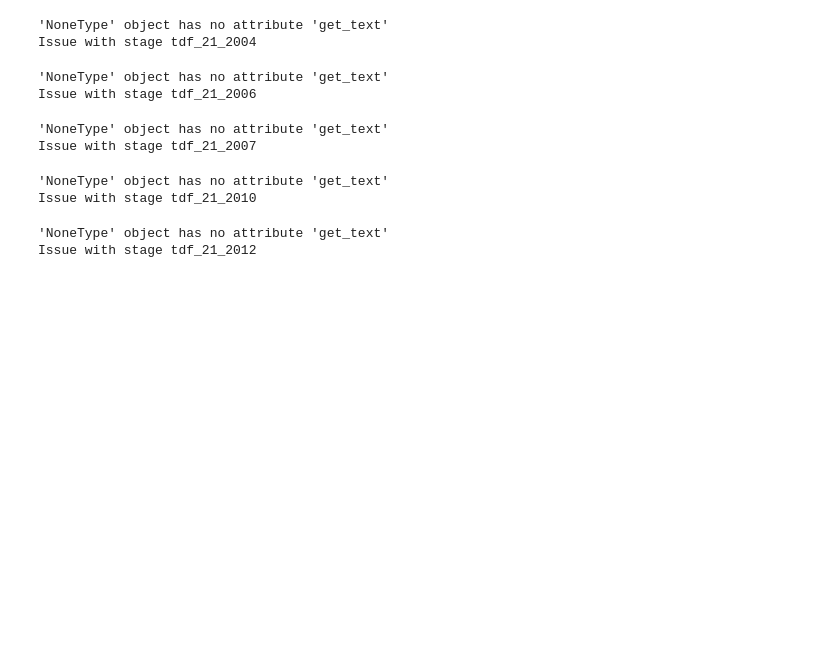
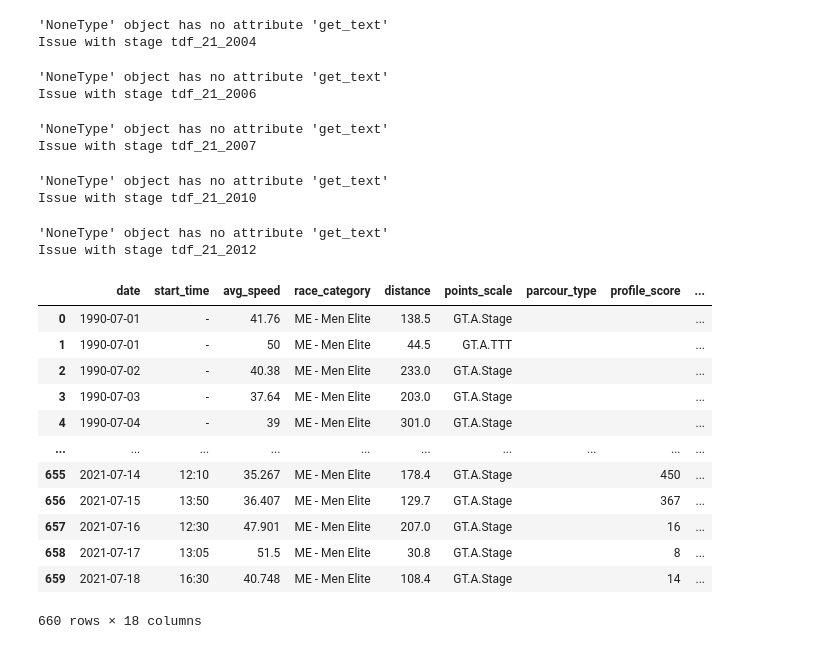
Before and after one commit to jbrttl/cycling, a Jupyter notebook: tdf_stages_stats.ipynb, the cells around one changed output. Saved outputs shown, nothing was run; the diff lists cells and outputs as text; code cells hidden in the pictures; blank space fills up the shorter version.

Commit message:
Adding new notebook with TDF stages stats

```diff
--- a/tdf_stages_stats.ipynb
+++ b/tdf_stages_stats.ipynb
@@ -81,0 +103,16 @@ df = pd.concat(data_list)
+# %%
+df
+# %% [output]
+|  | date | start_time | avg_speed | race_category | distance | points_scale | parcour_type | profile_score | ... |
+| 0 | 1990-07-01 | - | 41.76 | ME - Men Elite | 138.5 | GT.A.Stage |  |  | ... |
+| 1 | 1990-07-01 | - | 50 | ME - Men Elite | 44.5 | GT.A.TTT |  |  | ... |
+| 2 | 1990-07-02 | - | 40.38 | ME - Men Elite | 233.0 | GT.A.Stage |  |  | ... |
+| 3 | 1990-07-03 | - | 37.64 | ME - Men Elite | 203.0 | GT.A.Stage |  |  | ... |
+| 4 | 1990-07-04 | - | 39 | ME - Men Elite | 301.0 | GT.A.Stage |  |  | ... |
+| ... | ... | ... | ... | ... | ... | ... | ... | ... | ... |
+| 655 | 2021-07-14 | 12:10 | 35.267 | ME - Men Elite | 178.4 | GT.A.Stage |  | 450 | ... |
+| 656 | 2021-07-15 | 13:50 | 36.407 | ME - Men Elite | 129.7 | GT.A.Stage |  | 367 | ... |
+| 657 | 2021-07-16 | 12:30 | 47.901 | ME - Men Elite | 207.0 | GT.A.Stage |  | 16 | ... |
+| 658 | 2021-07-17 | 13:05 | 51.5 | ME - Men Elite | 30.8 | GT.A.Stage |  | 8 | ... |
+| 659 | 2021-07-18 | 16:30 | 40.748 | ME - Men Elite | 108.4 | GT.A.Stage |  | 14 | ... |
+660 rows × 18 columns
```
Also changed, not shown: parts of 3 cells of this notebook.
